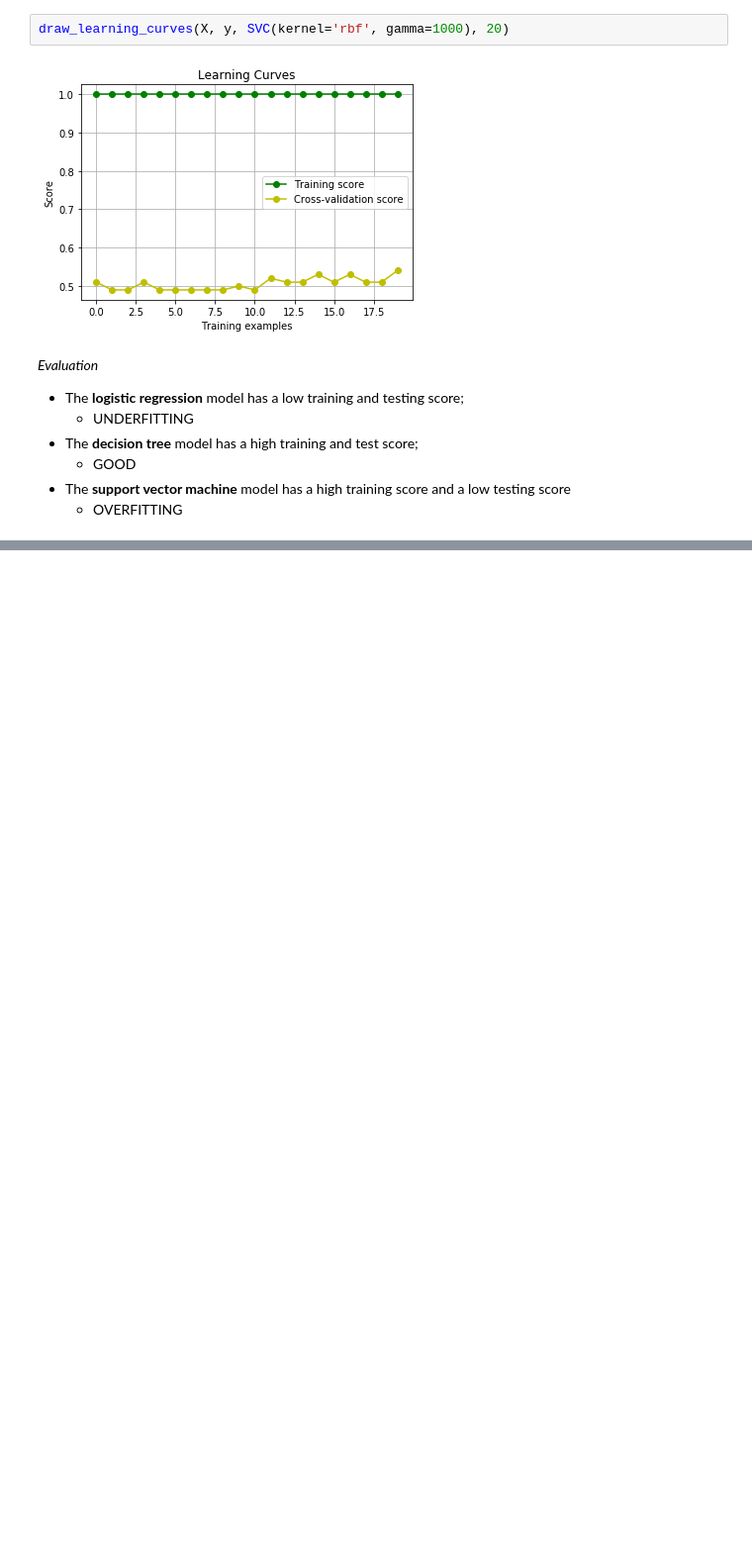
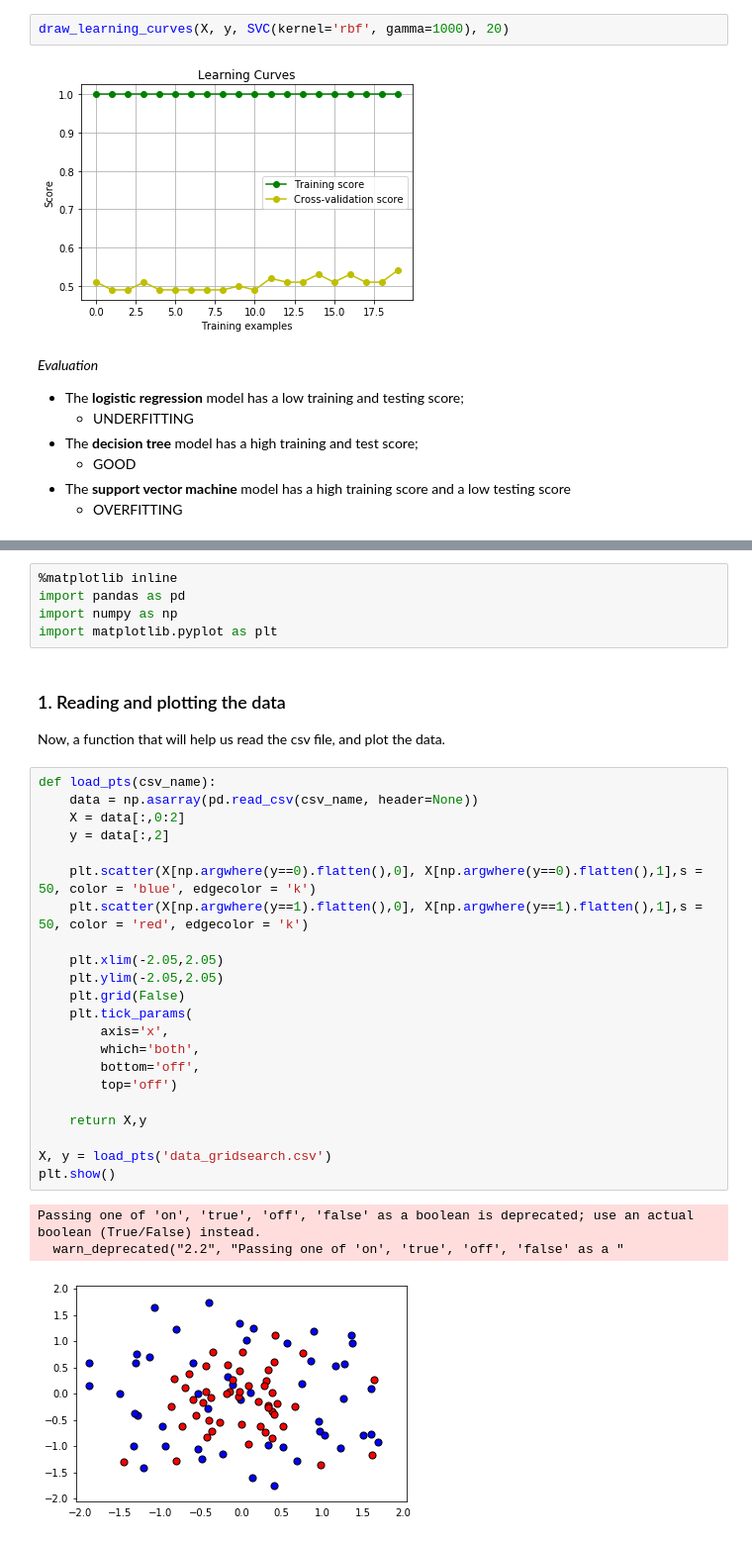
Before and after one commit to rscheiwe/Udacity_Machine_Learning, a Jupyter notebook: machine-learning-master/projects/Misc Code Chunks from Lessons.ipynb, the cells around one changed output, grey strips where cells are left out. Shown at 99% size. Cells and saved outputs as stored; diff of their text form; blank space fills up the shorter version.

Commit message:
working GridSearch algo

```diff
--- a/machine-learning-master/projects/Misc Code Chunks from Lessons.ipynb
+++ b/machine-learning-master/projects/Misc Code Chunks from Lessons.ipynb
@@ -218,0 +256,34 @@ _Evaluation_
+# %%
+%matplotlib inline
+import pandas as pd
+import numpy as np
+import matplotlib.pyplot as plt
+# %% [markdown]
+### 1. Reading and plotting the data
+Now, a function that will help us read the csv file, and plot the data.
+# %%
+def load_pts(csv_name):
+    data = np.asarray(pd.read_csv(csv_name, header=None))
+    X = data[:,0:2]
+    y = data[:,2]
+
+    plt.scatter(X[np.argwhere(y==0).flatten(),0], X[np.argwhere(y==0).flatten(),1],s = 50, color = 'blue', edgecolor = 'k')
+    plt.scatter(X[np.argwhere(y==1).flatten(),0], X[np.argwhere(y==1).flatten(),1],s = 50, color = 'red', edgecolor = 'k')
+
+    plt.xlim(-2.05,2.05)
+    plt.ylim(-2.05,2.05)
+    plt.grid(False)
+    plt.tick_params(
+        axis='x',
+        which='both',
+        bottom='off',
+        top='off')
+
+    return X,y
+
+X, y = load_pts('data_gridsearch.csv')
+plt.show()
+# %% [output]
+Passing one of 'on', 'true', 'off', 'false' as a boolean is deprecated; use an actual boolean (True/False) instead.
+  warn_deprecated("2.2", "Passing one of 'on', 'true', 'off', 'false' as a "
+[figure, added]
```
Also changed, not shown: parts of 16 cells of this notebook, 1 other file.
